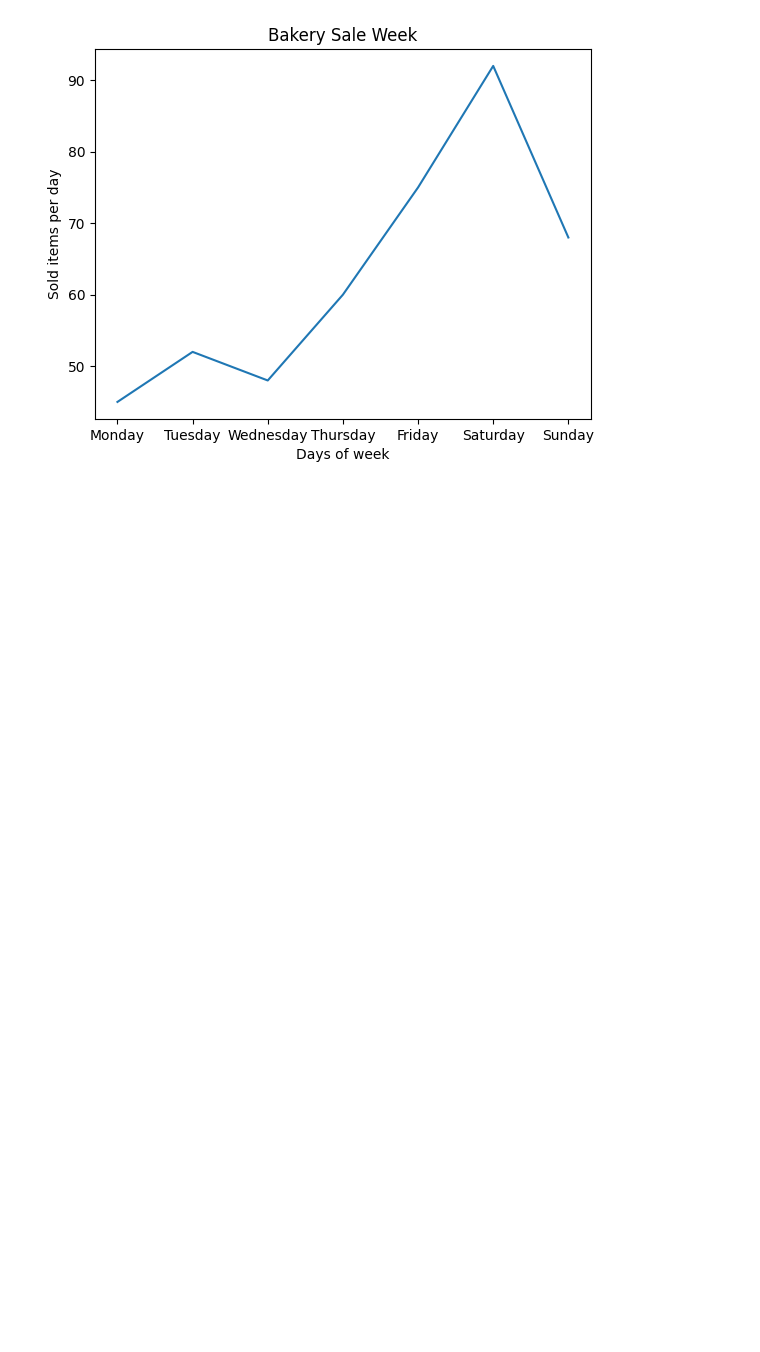
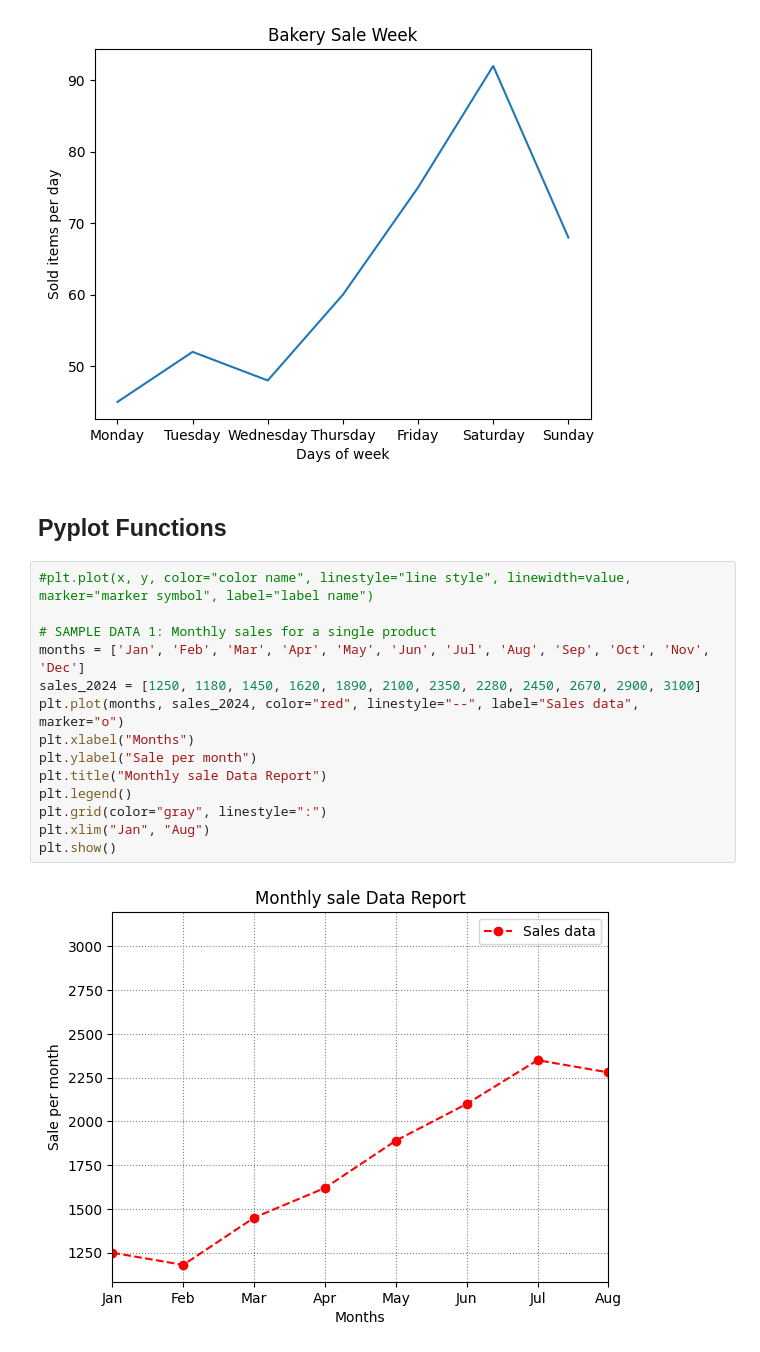
Before and after one commit to Muhammad-Muzzamal/AI-ML, a Jupyter notebook: matplotlib/matplotlib.ipynb, the cells around one changed output. Cells and saved outputs as stored; diff of their text form; blank space fills up the shorter version.

Commit message:
Bar ahrt introduction and mat plotlib functions

```diff
--- a/matplotlib/matplotlib.ipynb
+++ b/matplotlib/matplotlib.ipynb
@@ -29,3 +29,21 @@ plt.title("Bakery Sale Week")
 plt.show()
 # %% [output]
 [figure]
+# %% [markdown]
+## Pyplot Functions
+# %%
+#plt.plot(x, y, color="color name", linestyle="line style", linewidth=value, marker="marker symbol", label="label name")
+
+# SAMPLE DATA 1: Monthly sales for a single product
+months = ['Jan', 'Feb', 'Mar', 'Apr', 'May', 'Jun', 'Jul', 'Aug', 'Sep', 'Oct', 'Nov', 'Dec']
+sales_2024 = [1250, 1180, 1450, 1620, 1890, 2100, 2350, 2280, 2450, 2670, 2900, 3100]
+plt.plot(months, sales_2024, color="red", linestyle="--", label="Sales data", marker="o")
+plt.xlabel("Months")
+plt.ylabel("Sale per month")
+plt.title("Monthly sale Data Report")
+plt.legend()
+plt.grid(color="gray", linestyle=":")
+plt.xlim("Jan", "Aug")
+plt.show()
+# %% [output]
+[figure, added]
```
Also changed, not shown: parts of 2 cells of this notebook, 1 other file.
